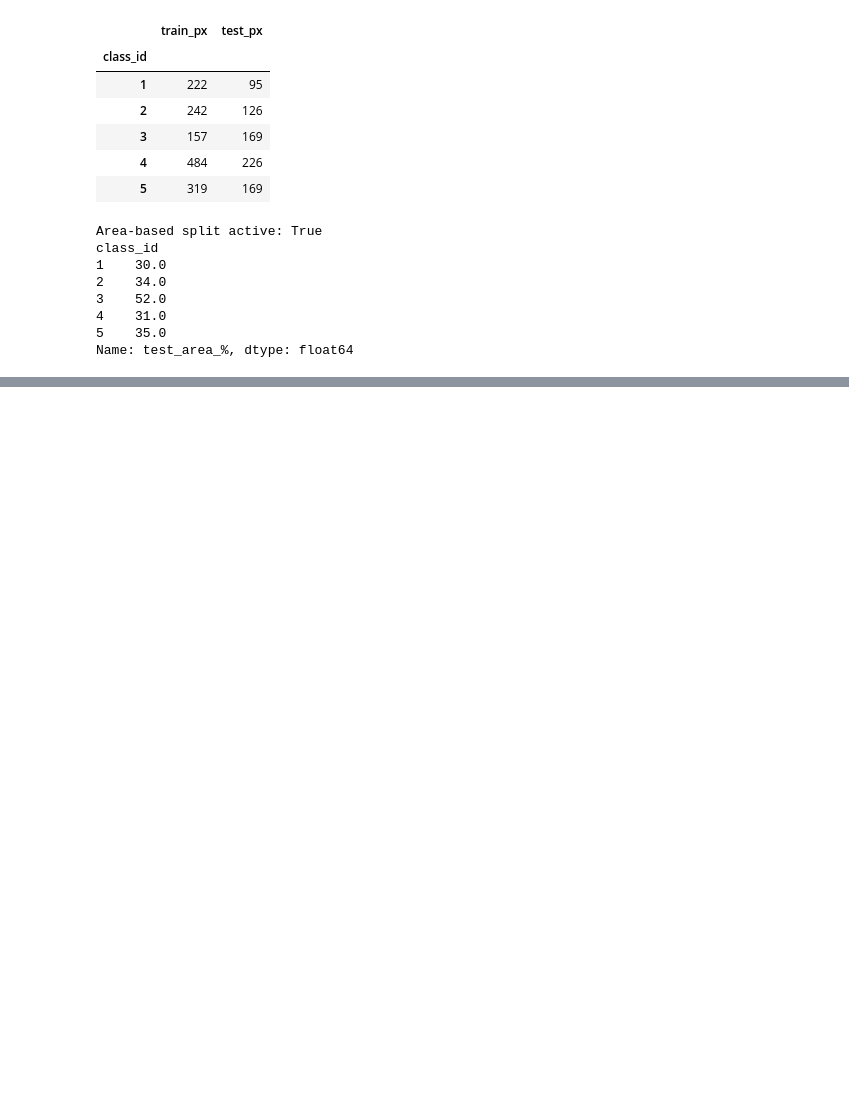
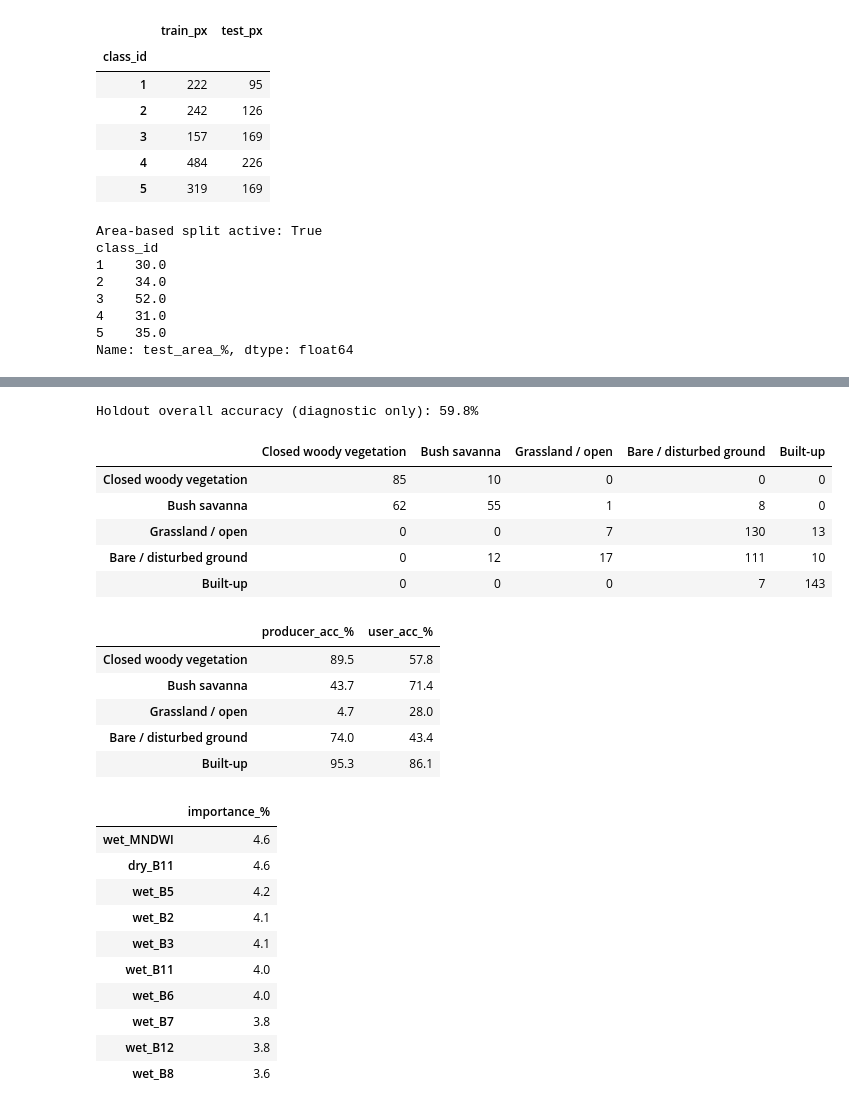
Before and after one commit to ybrosig-geo/namibia-baseline-pack-demo, a Jupyter notebook: notebooks/05_rf_spectral.ipynb, the cells around one changed output, grey strips where cells are left out. Cells and saved outputs as stored; diff of their text form; code cells hidden in the pictures; blank space fills up the shorter version.

```diff
--- a/notebooks/05_rf_spectral.ipynb
+++ b/notebooks/05_rf_spectral.ipynb
@@ -270,0 +281,36 @@ Name: test_area_%, dtype: float64
+# %%
+train_s = balanced.filter(ee.Filter.eq("split", "train"))
+test_s = balanced.filter(ee.Filter.eq("split", "test"))
+clf_diag = cl.train_rf(train_s, FEATURES)
+
+cm, per_class, oa = cl.holdout_check(clf_diag, test_s, CLASSES, NAMES)
+print(f"Holdout overall accuracy (diagnostic only): {oa}%")
+display(cm, per_class)
+
+imp = pd.Series(clf_diag.explain().get("importance").getInfo()).sort_values(ascending=False)
+display((100 * imp / imp.sum()).round(1).head(10).to_frame("importance_%"))
+# %% [output]
+Holdout overall accuracy (diagnostic only): 59.8%
+|  | Closed woody vegetation | Bush savanna | Grassland / open | Bare / disturbed ground | Built-up |
+| Closed woody vegetation | 85 | 10 | 0 | 0 | 0 |
+| Bush savanna | 62 | 55 | 1 | 8 | 0 |
+| Grassland / open | 0 | 0 | 7 | 130 | 13 |
+| Bare / disturbed ground | 0 | 12 | 17 | 111 | 10 |
+| Built-up | 0 | 0 | 0 | 7 | 143 |
+|  | producer_acc_% | user_acc_% |
+| Closed woody vegetation | 89.5 | 57.8 |
+| Bush savanna | 43.7 | 71.4 |
+| Grassland / open | 4.7 | 28.0 |
+| Bare / disturbed ground | 74.0 | 43.4 |
+| Built-up | 95.3 | 86.1 |
+|  | importance_% |
+| wet_MNDWI | 4.6 |
+| dry_B11 | 4.6 |
+| wet_B5 | 4.2 |
+| wet_B2 | 4.1 |
+| wet_B3 | 4.1 |
+| wet_B11 | 4.0 |
+| wet_B6 | 4.0 |
+| wet_B7 | 3.8 |
+| wet_B12 | 3.8 |
+| wet_B8 | 3.6 |
```
Also changed, not shown: parts of 3 cells of this notebook, 2 other files.
